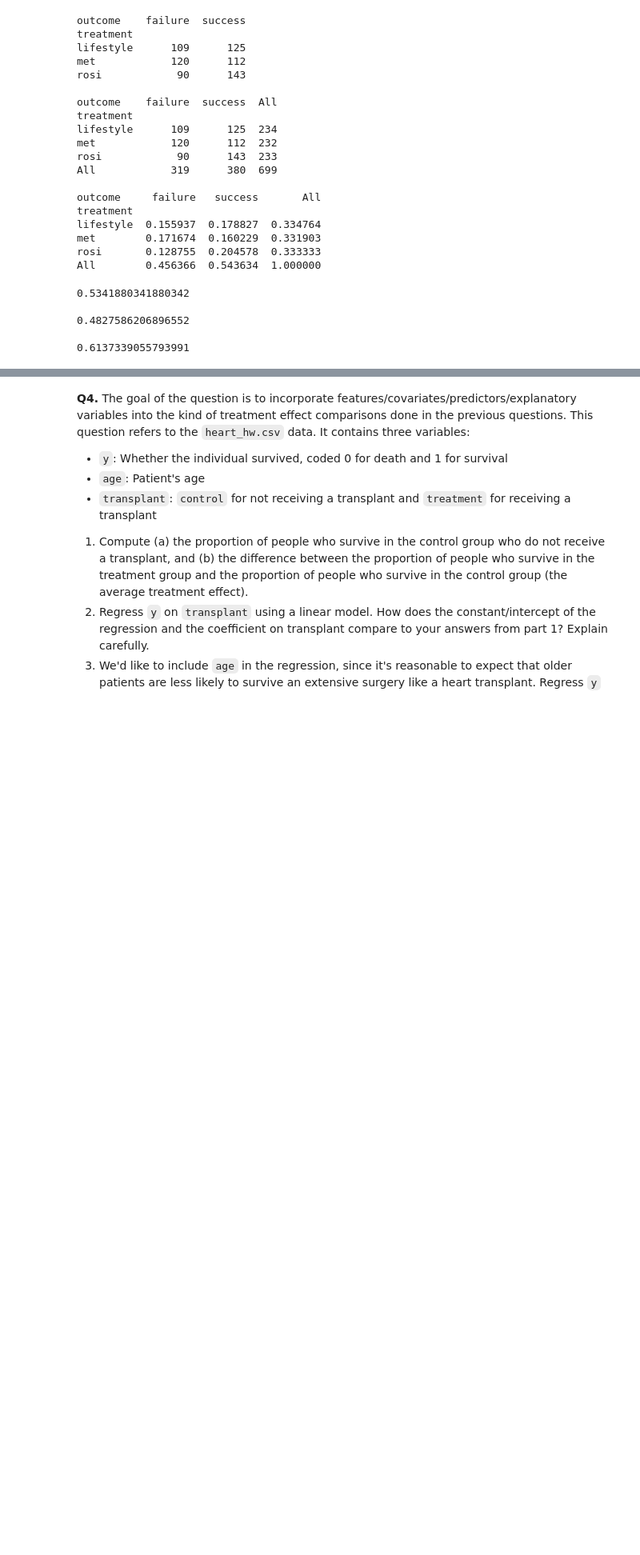
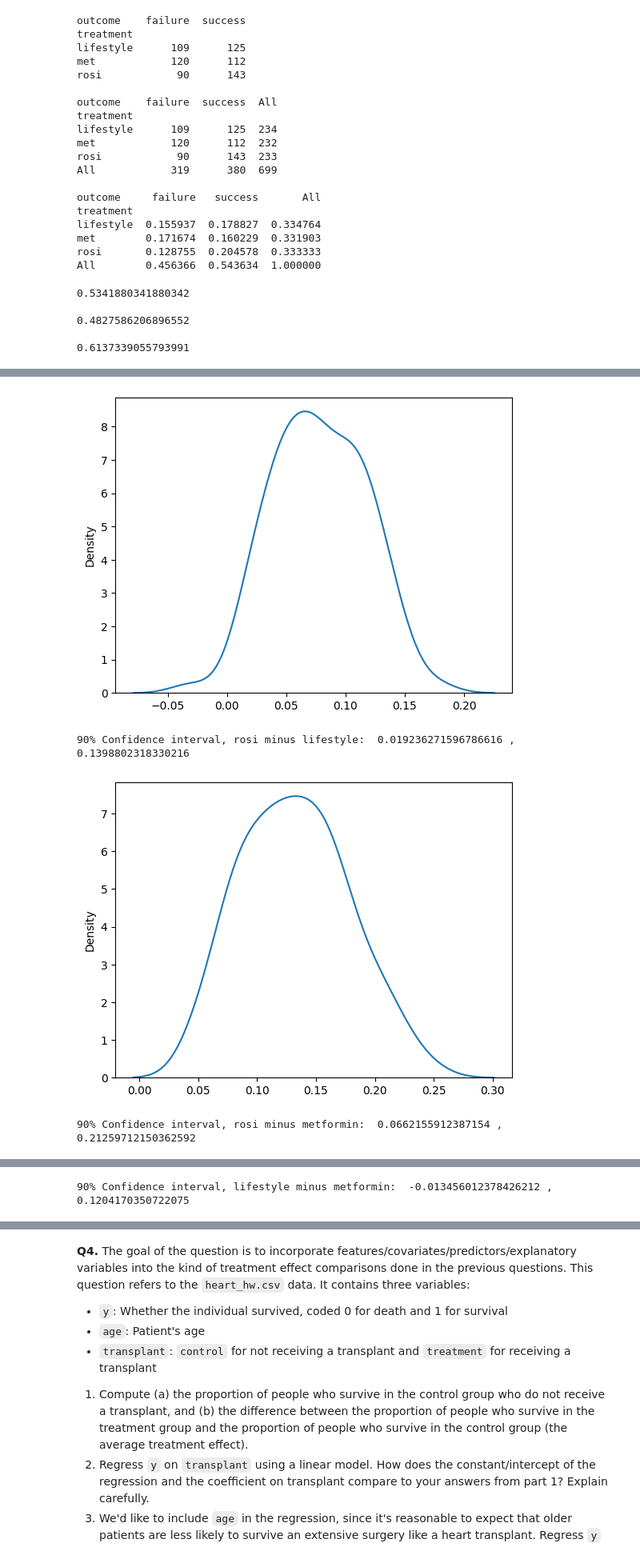
Before and after one commit to eyv7jz/the_bootstrap, a Jupyter notebook: assignment_5.ipynb, the cells around one changed output, grey strips where cells are left out. Shown: that part at 80% size. Saved outputs shown, nothing was run; the diff lists cells and outputs as text; code cells hidden in the pictures; blank space fills up the shorter version.

```diff
--- a/assignment_5.ipynb
+++ b/assignment_5.ipynb
@@ -148,0 +188,28 @@ print(rosi_treatment)
+# %%
+# 4. For each comparison (lifestyle versus met, met versus rosi, rosi versus lifestyle), bootstrap the distribution of the difference in outcomes. At the 90%
+# level of confidence, which pairwise treatment comparisons are significantally different?
+rosi_versus_lifestyle = np.array(fx_rosi)-np.array(fx_lifestyle)
+sns.kdeplot(x=rosi_versus_lifestyle)
+plt.show()
+print('90% Confidence interval, rosi minus lifestyle: ', np.quantile(rosi_versus_lifestyle,.05), ', ', np.quantile(rosi_versus_lifestyle,.95))
+
+rosi_versus_met = np.array(fx_rosi)-np.array(fx_met)
+sns.kdeplot(x=rosi_versus_met)
+plt.show()
+print('90% Confidence interval, rosi minus metformin: ', np.quantile(rosi_versus_met,.05), ', ', np.quantile(rosi_versus_met,.95))
+
+lif_versus_met = np.array(fx_lifestyle)-np.array(fx_met)
+sns.kdeplot(x=lif_versus_met)
+plt.show()
+print('90% Confidence interval, lifestyle minus metformin: ', np.quantile(lif_versus_met,.05), ', ', np.quantile(lif_versus_met,.95))
+# Rosi is better than Lifestyle, because the confidence interval doesn't have zero in it.
+# The data has a 90% confidence that the difference in effect sizes is between 0.006 and 0.16.
+# Rosi is better than Metform, because the confidence interval doesn't have zero.
+# The data has a 90% confidence that the difference in effect sizes is between 0.057 and 0.187.
+# It cannot be determined if Lifestyle is better than Metformin, because zero is in the confidence interval due to there being negative values.
+# The data has a 90% confidence that the difference in effect sizes is between -0.03 and 0.125.
+# %% [output]
+[figure, added]
+90% Confidence interval, rosi minus lifestyle:  0.019236271596786616 ,  0.1398802318330216
+[figure, added]
+90% Confidence interval, rosi minus metformin:  0.0662155912387154 ,  0.21259712150362592
@@ -148,0 +217 @@ print(rosi_treatment)
+90% Confidence interval, lifestyle minus metformin:  -0.013456012378426212 ,  0.1204170350722075
```
Also changed, not shown: parts of 3 cells of this notebook.
